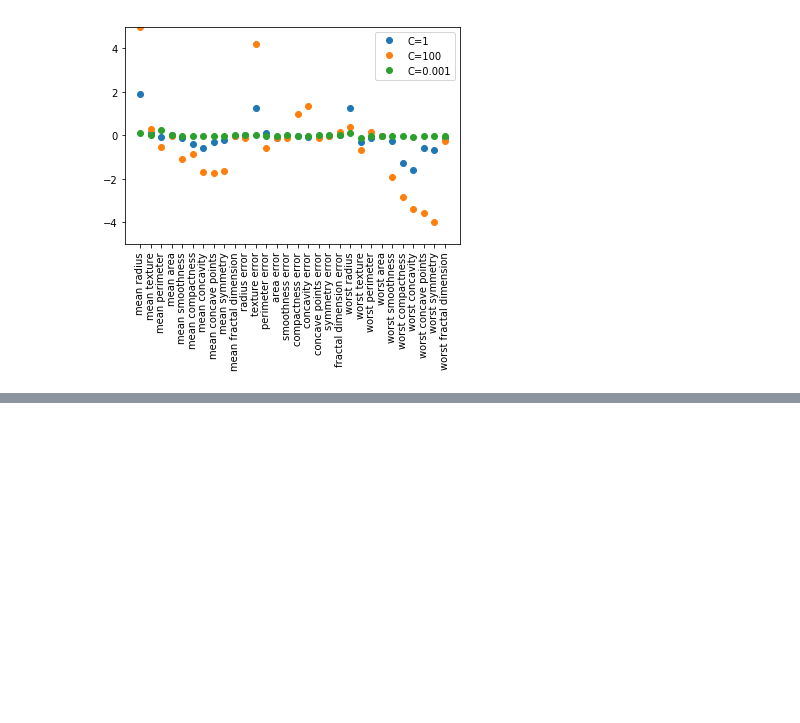
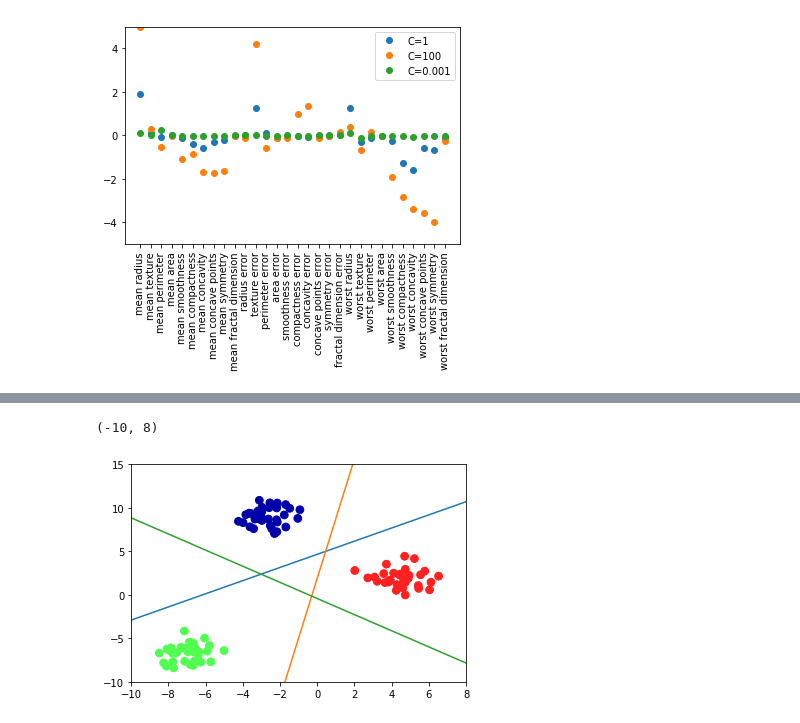
Before and after one commit to n0tch/estudos-scikit-learn, a Jupyter notebook: linear_classifiers.ipynb, the cells around one changed output, grey strips where cells are left out. Cells and saved outputs as stored; diff of their text form; code cells hidden in the pictures; blank space fills up the shorter version.

```diff
--- a/linear_classifiers.ipynb
+++ b/linear_classifiers.ipynb
@@ -81,0 +107,11 @@ plt.legend()
+# %%
+#aplicando a tecnica one-vs-rest
+plt.scatter(X[:,0], X[:,1], c=y, s=60, cmap=mglearn.cm3)
+line = np.linspace(-15,15)
+for coef, intercept in zip(linear_svm.coef_, linear_svm.intercept_):
+    plt.plot(line, -(line*coef[0] + intercept) / coef[1])
+plt.ylim(-10,15)
+plt.xlim(-10,8)
+# %% [output]
+(-10, 8)
+[figure, added]
```
Also changed, not shown: parts of 11 cells of this notebook.
